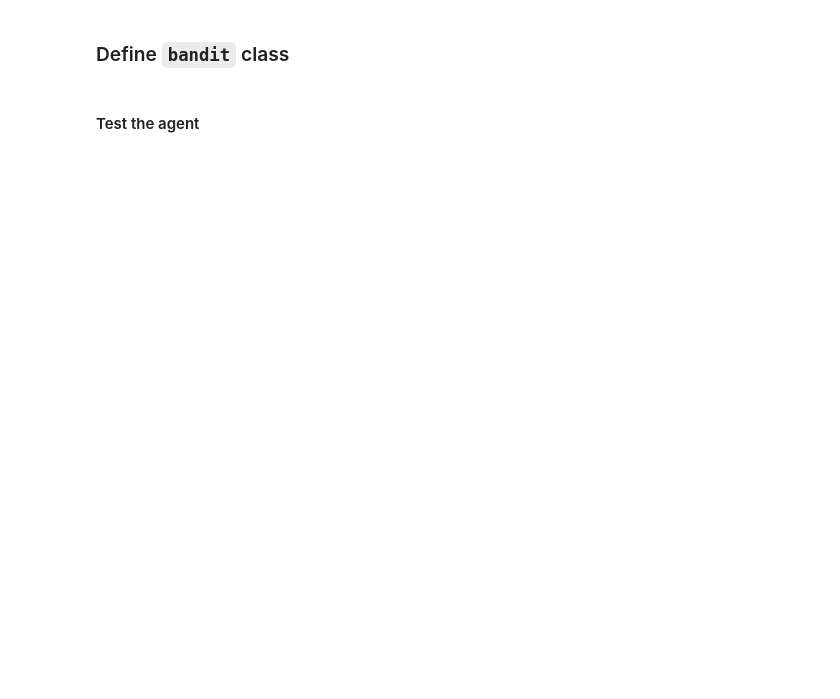
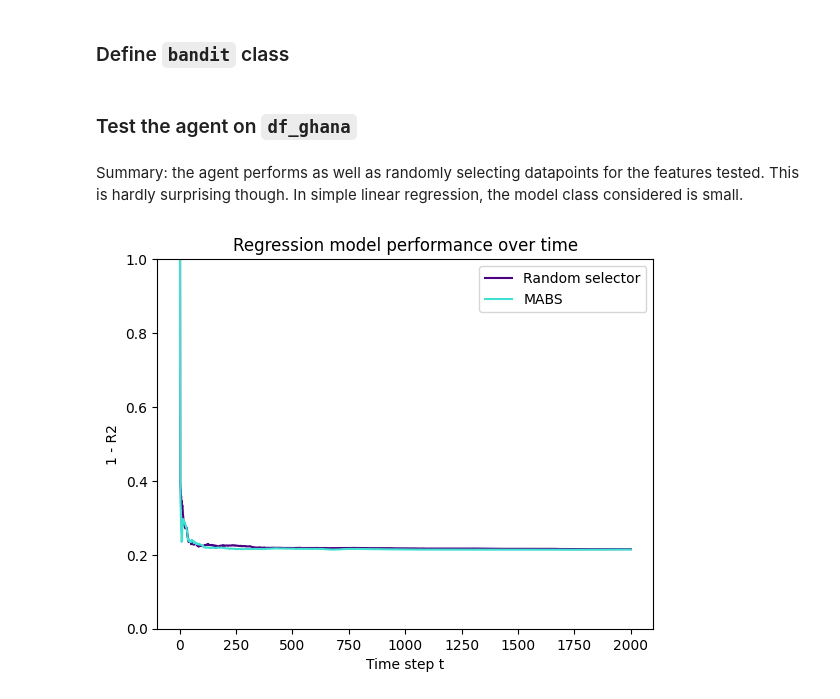
Before and after one commit to PerryChicken1/Master-Thesis, a Jupyter notebook: multi-armed-bandit.ipynb, the cells around one changed output. Drawn from its saved outputs; the diff is of its cells as text; code cells hidden in the pictures; blank space fills up the shorter version.

Commit message:
MABS benchmark on test data
Inc. trying other datasets

```diff
--- a/multi-armed-bandit.ipynb
+++ b/multi-armed-bandit.ipynb
@@ -110,38 +116,24 @@ df_ghana.head(5)
 # %%
 dtypes = {
      'pft_class': 'category'
-    ,'region_cla': 'category'
     ,'leaf_off_f': 'category'
     ,'urban_prop': 'int64'
     ,'agbd': 'float64'
     ,'agbd_se': 'float64'
     ,'beam': 'category'
-    ,'elev_lowes': 'float64'
-    ,'lat_lowest': 'float64'
-    ,'lon_lowest': 'float64'
     ,'selected_a': 'category'
-    ,'shot_numbe': 'int64'
     ,'sensitivit': 'float64'
     ,'solar_elev': 'float64'
     ,'rh98': 'float64'
-    ,'pattern': 'object'
-    ,'doy_sin': 'float64'
-    ,'doy_cos': 'float64'
     ,'date': 'int64'
     ,'lat_cos': 'float64'
     ,'lat_sin': 'float64'
     ,'lon_cos': 'float64'
     ,'lon_sin': 'float64'
-    ,'pft_class_group': 'category'
     ,'geometry': 'object'
 }
 
-cols_to_keep = ['pft_class', 'leaf_off_f','urban_prop','agbd','agbd_se', 'beam', 'selected_a', 'sensitivit'\
-                     , 'solar_elev', 'rh98', 'date', 'lat_cos','lat_sin','lon_cos','lon_sin', 'geometry']
-
-dtypes = {key:value for key, value in dtypes.items() if key in cols_to_keep}
-
-df_ghana = df_ghana.astype(dtypes)
+df_ghana = pd.read_csv("df_ghana.csv", dtype=dtypes)
 # %% [markdown]
 ### Define `bandit` class
 # %%
@@ -371,5 +561,10 @@ class bandit:
 # %% [markdown]
-#### Test the agent
+### Test the agent on `df_ghana`
+# %% [markdown]
+Summary: the agent performs as well as randomly selecting datapoints for the features tested. This is hardly surprising though. In simple linear regression, the model class considered is small.
 # %%
-features = {'beam':None, 'sensitivit':10, 'solar_elev':10}
-bandit_boi = bandit(df_ghana, x='rh98', y='agbd', features=features, T=1000, batch_size=10)
+features = {'beam':None, 'selected_a':None}
+bandit_boi = bandit(df_ghana, x='rh98', y='agbd', features=features, T=500, batch_size=1)
+bandit_boi.benchmark_MABS(n_runs=10)
+# %% [output]
+[figure, added]
```
Also changed, not shown: parts of 37 cells of this notebook, 7 other files.
